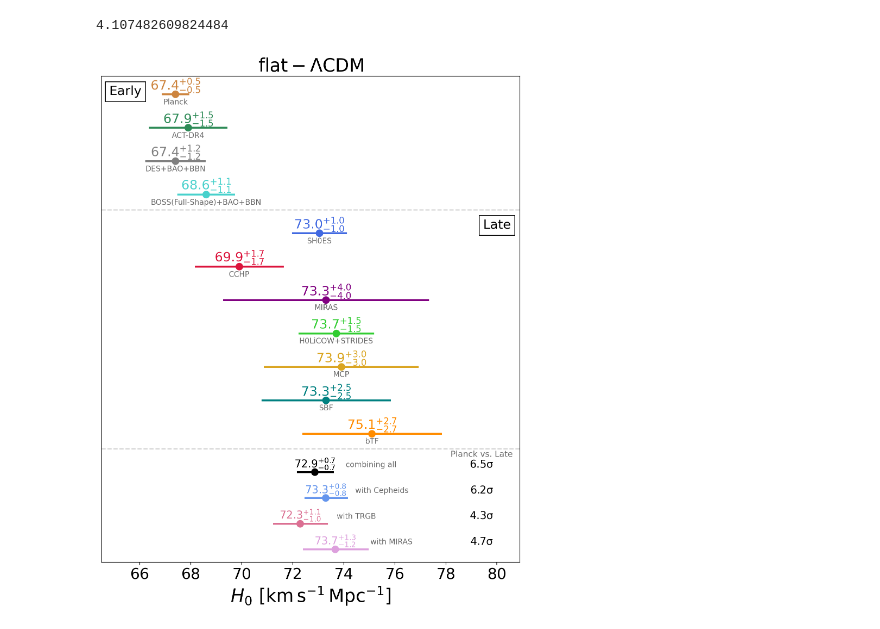
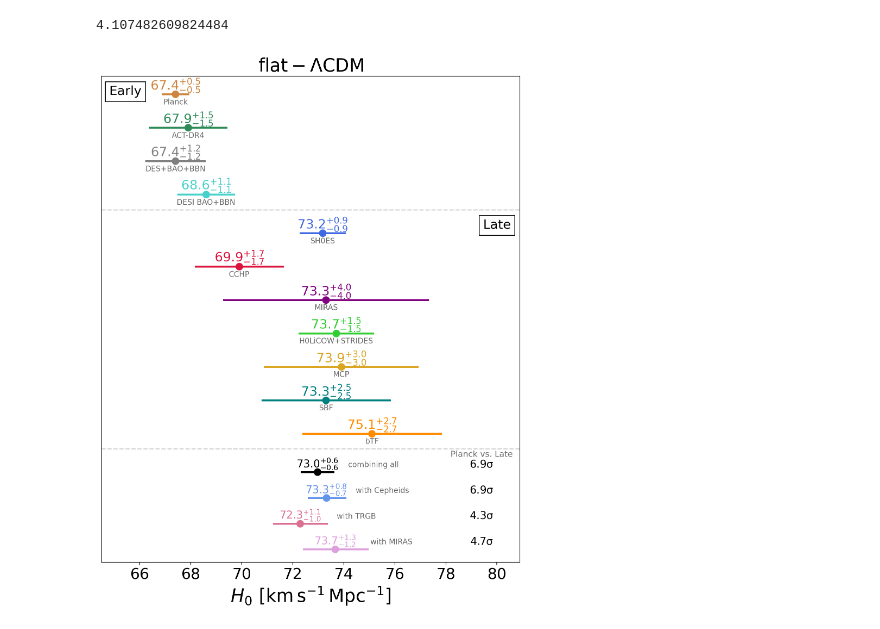
Before and after one commit to shsuyu/H0LiCOW-public, a Jupyter notebook: H0_tension_plots/H0_tension.ipynb, the cells around one changed output. Cells and saved outputs as stored; diff of their text form; code cells hidden in the pictures.

Commit message:
update SHoes and DESI results

```diff
--- a/H0_tension_plots/H0_tension.ipynb
+++ b/H0_tension_plots/H0_tension.ipynb
@@ -9,10 +9,11 @@ tdc = Estimate(name="H0LiCOW+STRIDES", mean=73.7, std=1.45)#from https://ui.adsa
 planck = Estimate(name="Planck", mean=67.4, std=0.5)#from https://ui.adsabs.harvard.edu/abs/2018arXiv180706209P/abstract
 ACTDR4 = Estimate(name="ACT-DR4", mean=67.9, std=1.5)#from https://ui.adsabs.harvard.edu/abs/2020JCAP...12..047A/abstract
 des = Estimate(name="DES+BAO+BBN", mean=67.4, std=1.15)#from https://ui.adsabs.harvard.edu/abs/2018MNRAS.480.3879A/abstract
-boss = Estimate(name="BOSS(Full-Shape)+BAO+BBN", mean=68.6, std=1.1)#update from https://arxiv.org/pdf/2002.04035.pdf
+# boss = Estimate(name="BOSS(Full-Shape)+BAO+BBN", mean=68.6, std=1.1)#update from https://arxiv.org/pdf/2002.04035.pdf
+desi = Estimate(name="DESI BAO+BBN", mean=68.6, std=1.1)#DESI Y1 results (BAO + BBN) from https://ui.adsabs.harvard.edu/abs/2024arXiv240403002D/abstract
 
 
-shoes = Estimate(name="SH0ES", mean=73.04, std=1.04)# from https://ui.adsabs.harvard.edu/abs/2022ApJ...934L...7R/abstract
+shoes = Estimate(name="SH0ES", mean=73.17, std=0.86)# from https://arxiv.org/abs/2404.08038
 cchp = Estimate(name="CCHP", mean=69.9, std=1.7)# from "https://ui.adsabs.harvard.edu/abs/2021ApJ...919...16F/abstract"
 miras = Estimate(name="MIRAS", mean=73.3, std=4.0)# from https://ui.adsabs.harvard.edu/abs/2020ApJ...889....5H/abstract
 masers = Estimate(name="MCP", mean=73.9, std=3.0) #update from https://ui.adsabs.harvard.edu/abs/2020ApJ...891L...1P/abstract
@@ -51,7 +52,7 @@ plt.xlabel(r"$H_0\rm{\ [km\,s^{-1}\,Mpc^{-1}]}$", fontsize=24)
 plt.yticks(fontsize=14)
 plt.xticks(fontsize=20)
 
-xs = [planck, ACTDR4, des, boss, shoes, cchp, miras, tdc, masers, sbf, bTF, local_all, local_ceph, local_trgb, local_miras]
+xs = [planck, ACTDR4, des, desi, shoes, cchp, miras, tdc, masers, sbf, bTF, local_all, local_ceph, local_trgb, local_miras]
 ys = [18.7, 17.4, 16.1, 14.8,
       13.3, 12.0, 10.7, 9.4, 8.1, 6.8, 5.5,
       4, 3, 2, 1] #1.5 between group, 1.3 between estimates within a group
@@ -81,31 +82,31 @@ for x, y, c in zip(xs, ys, colors):
 # dashed lines to split early, late and combinations
 plt.axhline(14.2, color="darkgrey", ls='--', alpha=0.5)
 plt.axhline(4.9, color="darkgrey", ls='--', alpha=0.5)
 
 # subpanels labels
 bbox_props = dict(boxstyle="square", lw=1,  fc="white")
 plt.annotate("Early", xy=(66.07, 18.8), color = "black",
              horizontalalignment="right", verticalalignment="center", fontsize=17, bbox=bbox_props)
 plt.annotate("Late", xy=(80.55, 13.6), color = "black",
              horizontalalignment="right", verticalalignment="center", fontsize=17, bbox=bbox_props)
 
 
 # printing the tension with Planck
 xpos = 79.4
 plt.annotate("Planck vs. Late", xy=(xpos, 4.6), color = "dimgrey",
              horizontalalignment="center", fontsize=11)
 
 plt.annotate(r"$\rm{%.1f\sigma}$" % tension_local_all, xy=(xpos, 4.18), color = "black",
              horizontalalignment="center", fontsize=14)
 plt.annotate(r"$\rm{%.1f\sigma}$" % tension_local_ceph, xy=(xpos, 3.18), color = "black",
              horizontalalignment="center", fontsize=14)
 plt.annotate(r"$\rm{%.1f\sigma}$" % tension_local_trgb, xy=(xpos, 2.18), color = "black",
              horizontalalignment="center", fontsize=14)
 plt.annotate(r"$\rm{%.1f\sigma}$" % tension_local_miras, xy=(xpos, 1.18), color = "black",
              horizontalalignment="center", fontsize=14)
 
 plt.tight_layout()
 plt.savefig('H0_tension.pdf', dpi=200)
 plt.savefig('H0_tension.png', dpi=200)
 # %% [output]
-[figure, old version]
+[figure, new version]
```
Also changed, not shown: 3 other files.
